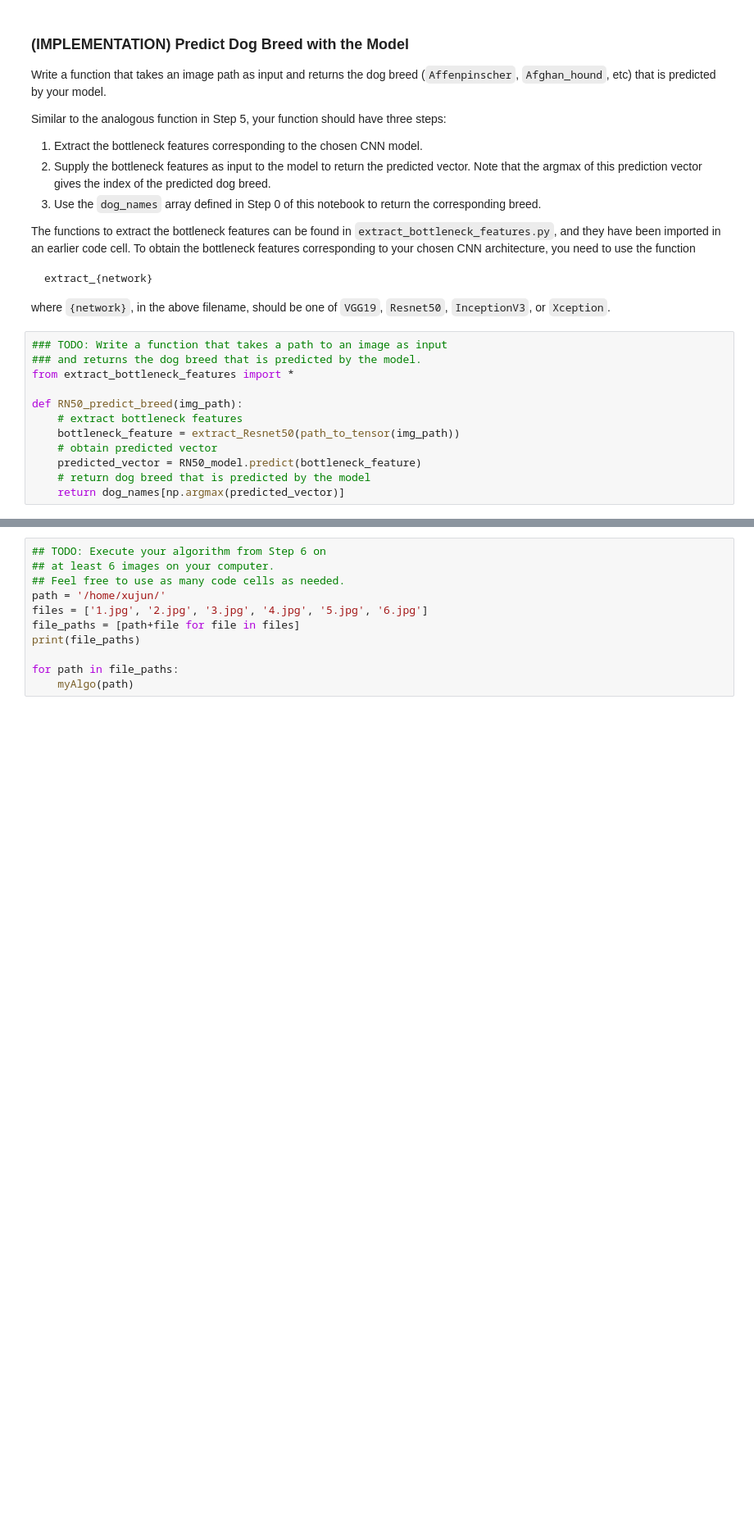
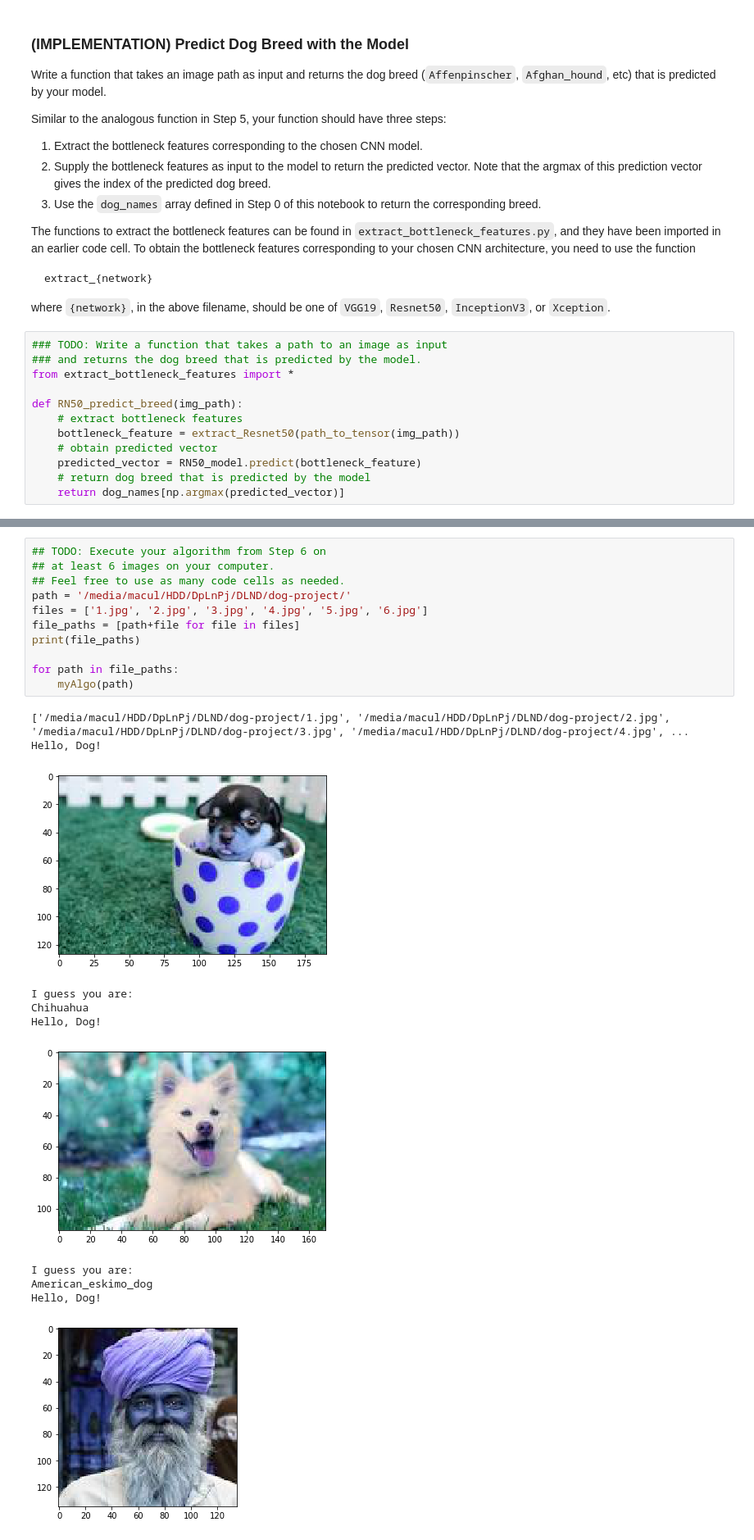
Before and after one commit to macul99/dog-project, a Jupyter notebook: dog_app.ipynb, the cells around one changed output, grey strips where cells are left out. Shown at 82% size. Cells and saved outputs as stored; diff of their text form; blank space fills up the shorter version.

```diff
--- a/dog_app.ipynb
+++ b/dog_app.ipynb
@@ -767,11 +773,23 @@ __Answer:__
 # %%
 ## TODO: Execute your algorithm from Step 6 on
 ## at least 6 images on your computer.
 ## Feel free to use as many code cells as needed.
-path = '/home/xujun/'
+path = '/media/macul/HDD/DpLnPj/DLND/dog-project/'
 files = ['1.jpg', '2.jpg', '3.jpg', '4.jpg', '5.jpg', '6.jpg']
 file_paths = [path+file for file in files]
 print(file_paths)
 
 for path in file_paths:
     myAlgo(path)
+# %% [output]
+['/media/macul/HDD/DpLnPj/DLND/dog-project/1.jpg', '/media/macul/HDD/DpLnPj/DLND/dog-project/2.jpg', '/media/macul/HDD/DpLnPj/DLND/dog-project/3.jpg', '/media/macul/HDD/DpLnPj/DLND/dog-project/4.jpg', ...
+Hello, Dog!
+[figure, added]
+I guess you are:
+Chihuahua
+Hello, Dog!
+[figure, added]
+I guess you are:
+American_eskimo_dog
+Hello, Dog!
+[figure, added]
```
Also changed, not shown: parts of 12 cells of this notebook.
